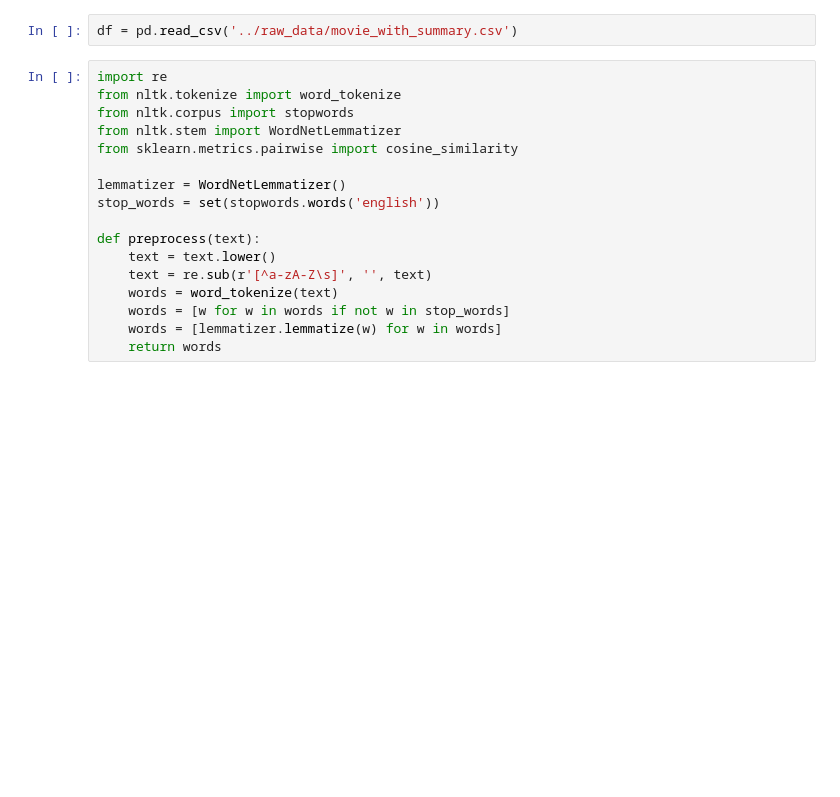
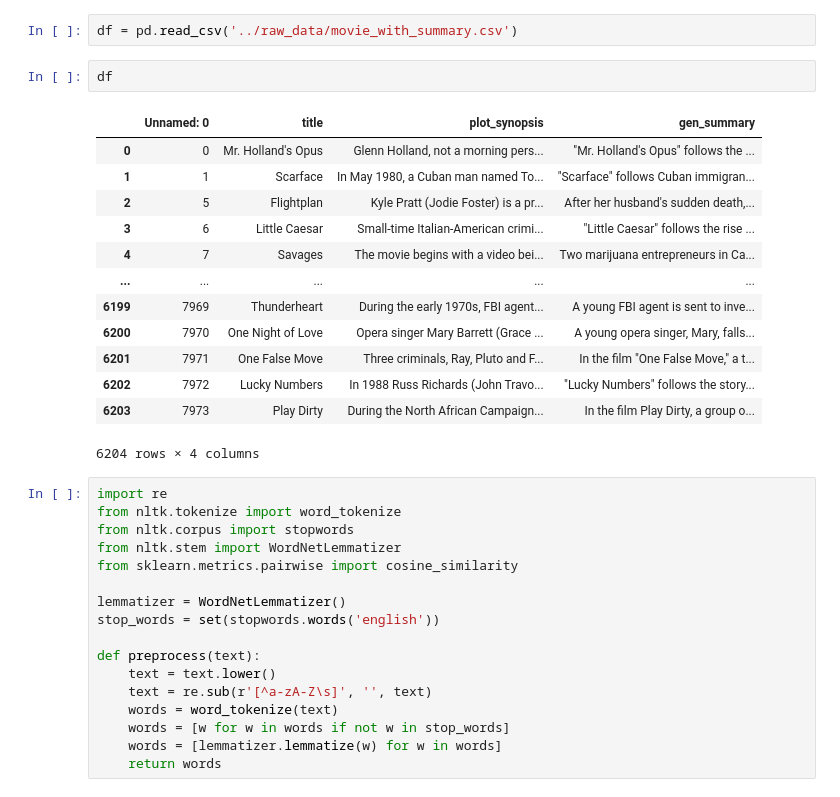
Before and after one commit to rossnorman11/movie_recommendation_GPT, a Jupyter notebook: notebooks/oscarjp7_vectorizer-final.ipynb, the cells around one changed output. Cells and saved outputs as stored; diff of their text form; blank space fills up the shorter version.

```diff
--- a/notebooks/oscarjp7_vectorizer-final.ipynb
+++ b/notebooks/oscarjp7_vectorizer-final.ipynb
@@ -3,6 +3,22 @@ import pandas as pd
 import numpy as np
 # %%
 df = pd.read_csv('../raw_data/movie_with_summary.csv')
+# %%
+df
+# %% [output]
+|  | Unnamed: 0 | title | plot_synopsis | gen_summary |
+| 0 | 0 | Mr. Holland's Opus | Glenn Holland, not a morning pers... | "Mr. Holland's Opus" follows the ... |
+| 1 | 1 | Scarface | In May 1980, a Cuban man named To... | "Scarface" follows Cuban immigran... |
+| 2 | 5 | Flightplan | Kyle Pratt (Jodie Foster) is a pr... | After her husband's sudden death,... |
+| 3 | 6 | Little Caesar | Small-time Italian-American crimi... | "Little Caesar" follows the rise ... |
+| 4 | 7 | Savages | The movie begins with a video bei... | Two marijuana entrepreneurs in Ca... |
+| ... | ... | ... | ... | ... |
+| 6199 | 7969 | Thunderheart | During the early 1970s, FBI agent... | A young FBI agent is sent to inve... |
+| 6200 | 7970 | One Night of Love | Opera singer Mary Barrett (Grace ... | A young opera singer, Mary, falls... |
+| 6201 | 7971 | One False Move | Three criminals, Ray, Pluto and F... | In the film "One False Move," a t... |
+| 6202 | 7972 | Lucky Numbers | In 1988 Russ Richards (John Travo... | "Lucky Numbers" follows the story... |
+| 6203 | 7973 | Play Dirty | During the North African Campaign... | In the film Play Dirty, a group o... |
+6204 rows × 4 columns
 # %%
 import re
 from nltk.tokenize import word_tokenize
```
Also changed, not shown: parts of 14 cells of this notebook, 5 other files.
